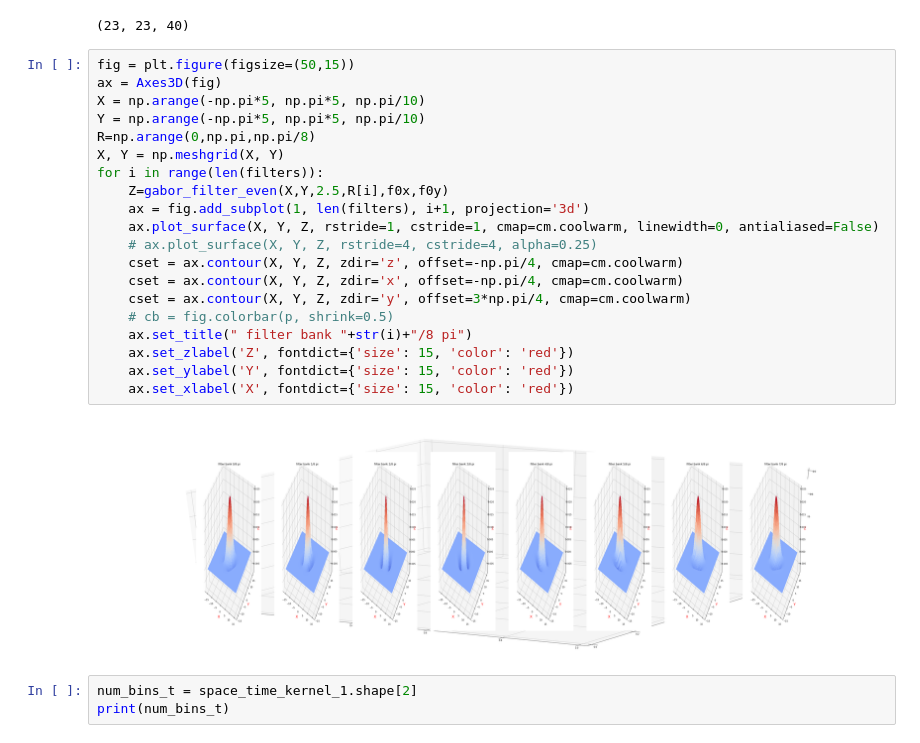
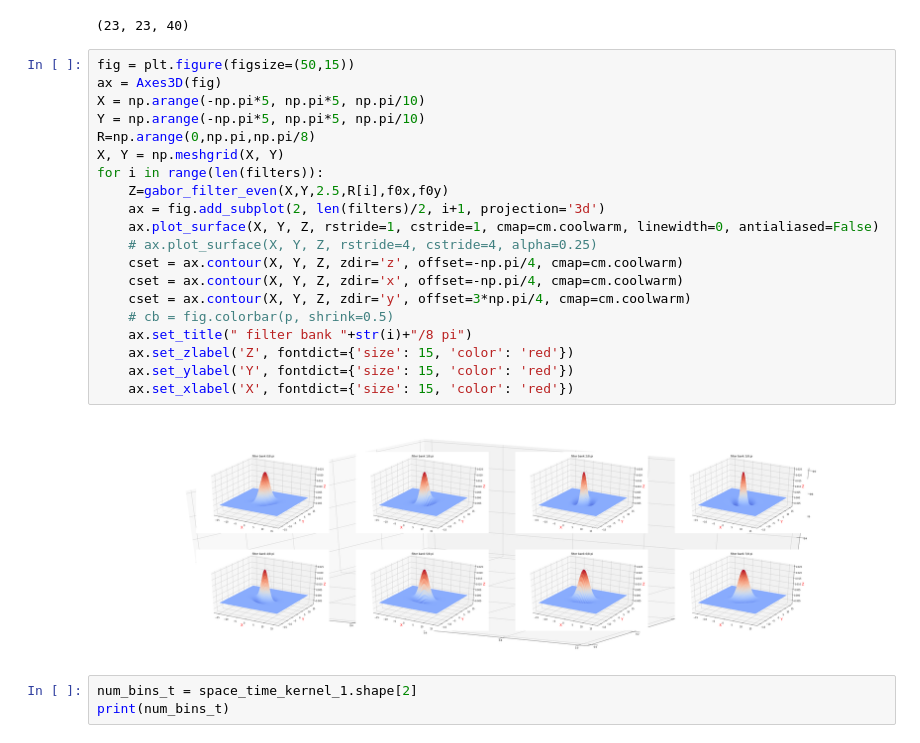
Before and after one commit to tub-sgg/Bio_inspired_Optical_flow, a Jupyter notebook: src/optical_flow.ipynb, the cells around one changed output. Drawn from its saved outputs; the diff is of its cells as text.

```diff
--- a/src/optical_flow.ipynb
+++ b/src/optical_flow.ipynb
@@ -203,25 +203,25 @@ space_time_kernel.shape
 # %%
 fig = plt.figure(figsize=(50,15))
 ax = Axes3D(fig)
 X = np.arange(-np.pi*5, np.pi*5, np.pi/10)
 Y = np.arange(-np.pi*5, np.pi*5, np.pi/10)
 R=np.arange(0,np.pi,np.pi/8)
 X, Y = np.meshgrid(X, Y)
 for i in range(len(filters)):
     Z=gabor_filter_even(X,Y,2.5,R[i],f0x,f0y)
-    ax = fig.add_subplot(1, len(filters), i+1, projection='3d')
+    ax = fig.add_subplot(2, len(filters)/2, i+1, projection='3d')
     ax.plot_surface(X, Y, Z, rstride=1, cstride=1, cmap=cm.coolwarm, linewidth=0, antialiased=False)
     # ax.plot_surface(X, Y, Z, rstride=4, cstride=4, alpha=0.25)
     cset = ax.contour(X, Y, Z, zdir='z', offset=-np.pi/4, cmap=cm.coolwarm)
     cset = ax.contour(X, Y, Z, zdir='x', offset=-np.pi/4, cmap=cm.coolwarm)
     cset = ax.contour(X, Y, Z, zdir='y', offset=3*np.pi/4, cmap=cm.coolwarm)
     # cb = fig.colorbar(p, shrink=0.5)
     ax.set_title(" filter bank "+str(i)+"/8 pi")
     ax.set_zlabel('Z', fontdict={'size': 15, 'color': 'red'})
     ax.set_ylabel('Y', fontdict={'size': 15, 'color': 'red'})
     ax.set_xlabel('X', fontdict={'size': 15, 'color': 'red'})
 # %% [output]
-[figure, old version]
+[figure, new version]
 # %%
 num_bins_t = space_time_kernel_1.shape[2]
 print(num_bins_t)
```
